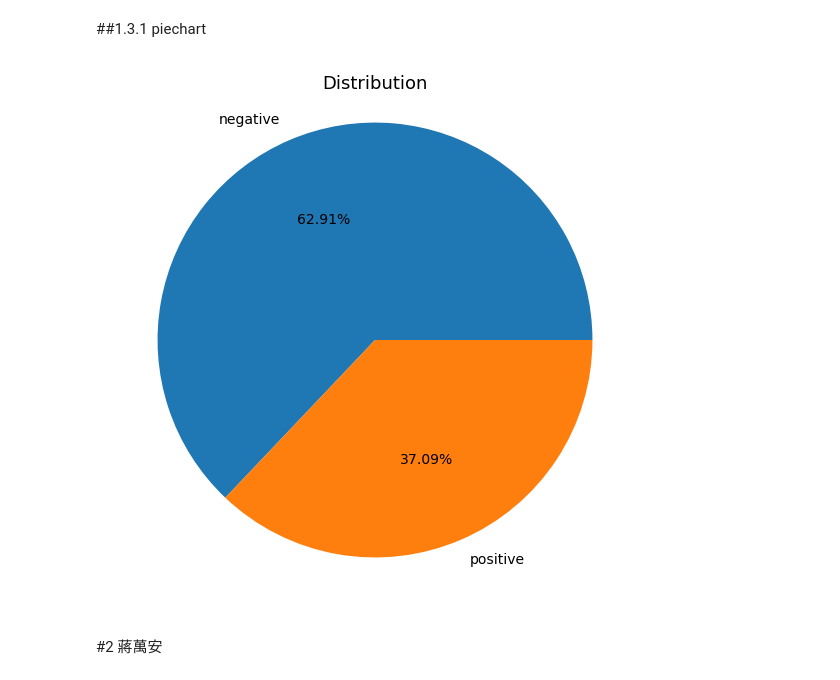
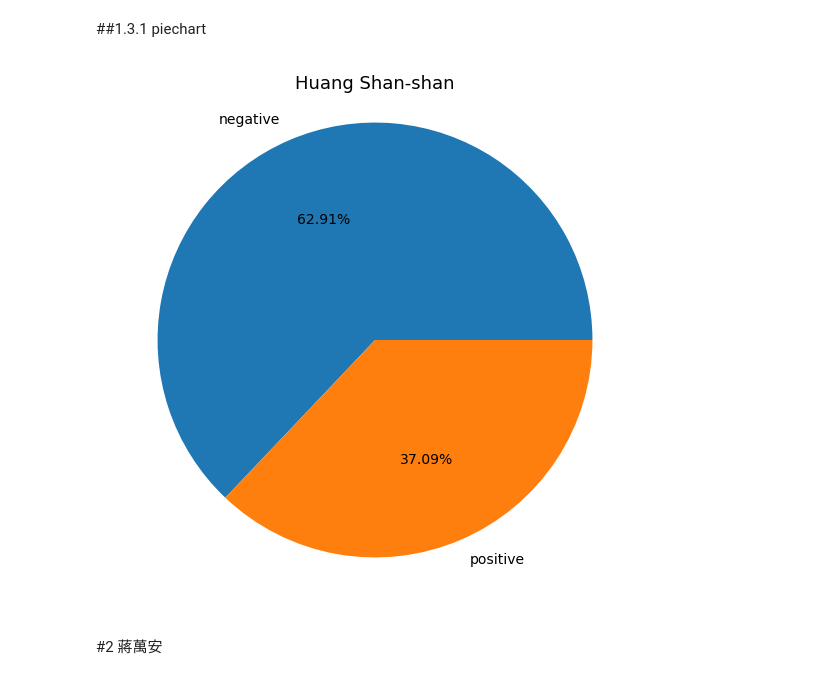
Before and after one commit to Jasper-Hewitt/Jiabo_Roberta_Chinese_sentiment, a Jupyter notebook: ElectionSentiment.ipynb, the cells around one changed output. Cells and saved outputs as stored; diff of their text form; code cells hidden in the pictures.

```diff
--- a/ElectionSentiment.ipynb
+++ b/ElectionSentiment.ipynb
@@ -218,4 +249,4 @@ array([0, 0, 0, ..., 0, 0, 0])
 testing_pd['pred'] = np.argmax(pred.predictions, axis=-1)
 # %%
 #final table. Remember, 0 = negative, 1 = positive
-testing_pd
+Huang_pred_pd = testing_pd
@@ -237,9 +254,9 @@ testing_pd
 #plot in total amounts. Remember, 0 = negative, 1 = positive
 import pandas as pd
 import matplotlib.pyplot as plt
-count0 = (testing_pd['pred'] == 0).sum()
-count1 = (testing_pd['pred'] == 1).sum()
-df_plot=pd.DataFrame({'result in numbers': ['_'], 'negative':[count0], 'positive': [count1]})
+Huang_count0 = (Huang_pred_pd['pred'] == 0).sum()
+Huang_count1 = (Huang_pred_pd['pred'] == 1).sum()
+df_plot=pd.DataFrame({'result in numbers': ['_'], 'negative':[Huang_count0], 'positive': [Huang_count1]})
 df_plot.plot.bar(x='result in numbers', figsize=(10, 10))
 plt.show()
 # %% [output]
@@ -249,18 +266,18 @@ plt.show()
 # %%
 #plot in percentage. Remember, 0 = negative, 1 = positive
 def Percentage(num1, num2):
     return num1 / (num1 + num2) * 100
 
-per1=Percentage(count0, count1)
-per2=Percentage(count1, count0)
+Huang_per1=Percentage(Huang_count0, Huang_count1)
+Huang_per2=Percentage(Huang_count1, Huang_count0)
 
-label = ['negative', 'positive']
-shares = [per1, per2]
+Huang_label = ['negative', 'positive']
+Huang_shares = [Huang_per1, Huang_per2]
 fig, ax = plt.subplots(figsize=(10,10))
-ax.pie(shares, labels=label, autopct='%.2f%%', shadow=False, labeldistance=1.1,  textprops={'fontsize': 14})
-ax.set_title('Distribution', fontsize=18, y=0.95);
+ax.pie(Huang_shares, labels=Huang_label, autopct='%.2f%%', shadow=False, labeldistance=1.1,  textprops={'fontsize': 14})
+ax.set_title('Huang Shan-shan', fontsize=18, y=0.95);
 # %% [output]
-[figure, old version]
+[figure, new version]
 # %% [markdown]
 #2 蔣萬安
 # %% [markdown]
```
Also changed, not shown: parts of 19 cells of this notebook.
